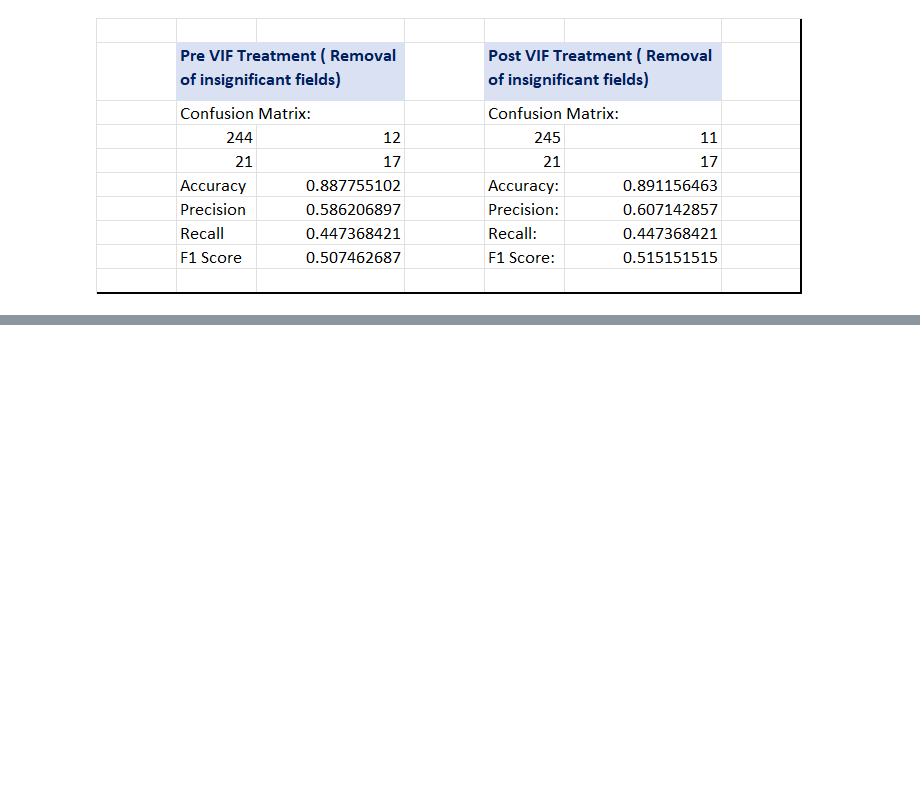
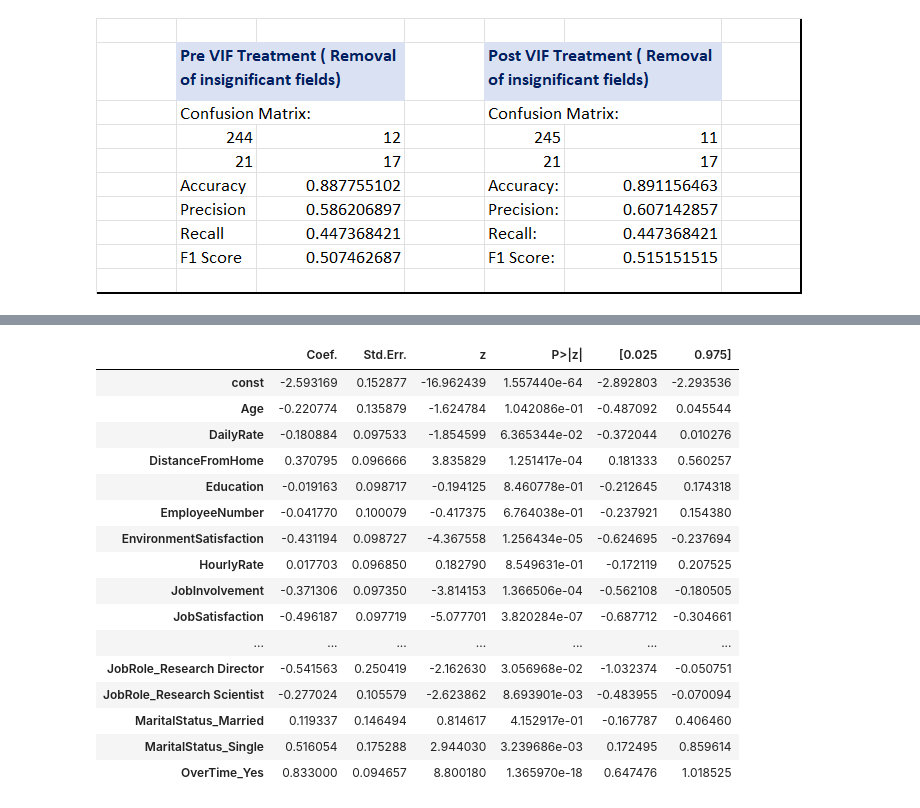
Before and after one commit to datagrad/1.ML, a Jupyter notebook: HR_Attrition_Logistic_Regression_Model.ipynb, the cells around one changed output, grey strips where cells are left out. Saved outputs shown, nothing was run; the diff lists cells and outputs as text; code cells hidden in the pictures; blank space fills up the shorter version.

```diff
--- a/HR_Attrition_Logistic_Regression_Model.ipynb
+++ b/HR_Attrition_Logistic_Regression_Model.ipynb
@@ -441,0 +553,13 @@ OverTime_Yes  VIF =  1.03
+# %%
+# Identify features with VIF > 10 or where VIF is NaN
+high_vif_features = vif_data[(vif_data['VIF'] > 5) | (vif_data['VIF'].isnull())]['Feature'].tolist()
+
+# Drop identified features from the dataset
+X_train_scaled_const_vif = X_train_scaled_const.drop(columns=high_vif_features, errors='ignore')
+# %%
+# Fit the model with statsmodels
+model = sm.Logit(y_train.reset_index(drop=True), X_train_scaled_const_vif)
+result = model.fit()
+
+# Print the model summary
+print(result.summary())
@@ -441,0 +584,21 @@ OverTime_Yes  VIF =  1.03
+# %%
+summary = result.summary2().tables[1]  # Get the summary table as a DataFrame
+summary
+# %% [output]
+|  | Coef. | Std.Err. | z | P>|z| | [0.025 | 0.975] |
+| const | -2.593169 | 0.152877 | -16.962439 | 1.557440e-64 | -2.892803 | -2.293536 |
+| Age | -0.220774 | 0.135879 | -1.624784 | 1.042086e-01 | -0.487092 | 0.045544 |
+| DailyRate | -0.180884 | 0.097533 | -1.854599 | 6.365344e-02 | -0.372044 | 0.010276 |
+| DistanceFromHome | 0.370795 | 0.096666 | 3.835829 | 1.251417e-04 | 0.181333 | 0.560257 |
+| Education | -0.019163 | 0.098717 | -0.194125 | 8.460778e-01 | -0.212645 | 0.174318 |
+| EmployeeNumber | -0.041770 | 0.100079 | -0.417375 | 6.764038e-01 | -0.237921 | 0.154380 |
+| EnvironmentSatisfaction | -0.431194 | 0.098727 | -4.367558 | 1.256434e-05 | -0.624695 | -0.237694 |
+| HourlyRate | 0.017703 | 0.096850 | 0.182790 | 8.549631e-01 | -0.172119 | 0.207525 |
+| JobInvolvement | -0.371306 | 0.097350 | -3.814153 | 1.366506e-04 | -0.562108 | -0.180505 |
+| JobSatisfaction | -0.496187 | 0.097719 | -5.077701 | 3.820284e-07 | -0.687712 | -0.304661 |
+| ... | ... | ... | ... | ... | ... | ... |
+| JobRole_Research Director | -0.541563 | 0.250419 | -2.162630 | 3.056968e-02 | -1.032374 | -0.050751 |
+| JobRole_Research Scientist | -0.277024 | 0.105579 | -2.623862 | 8.693901e-03 | -0.483955 | -0.070094 |
+| MaritalStatus_Married | 0.119337 | 0.146494 | 0.814617 | 4.152917e-01 | -0.167787 | 0.406460 |
+| MaritalStatus_Single | 0.516054 | 0.175288 | 2.944030 | 3.239686e-03 | 0.172495 | 0.859614 |
+| OverTime_Yes | 0.833000 | 0.094657 | 8.800180 | 1.365970e-18 | 0.647476 | 1.018525 |
```
Also changed, not shown: parts of 37 cells of this notebook.
